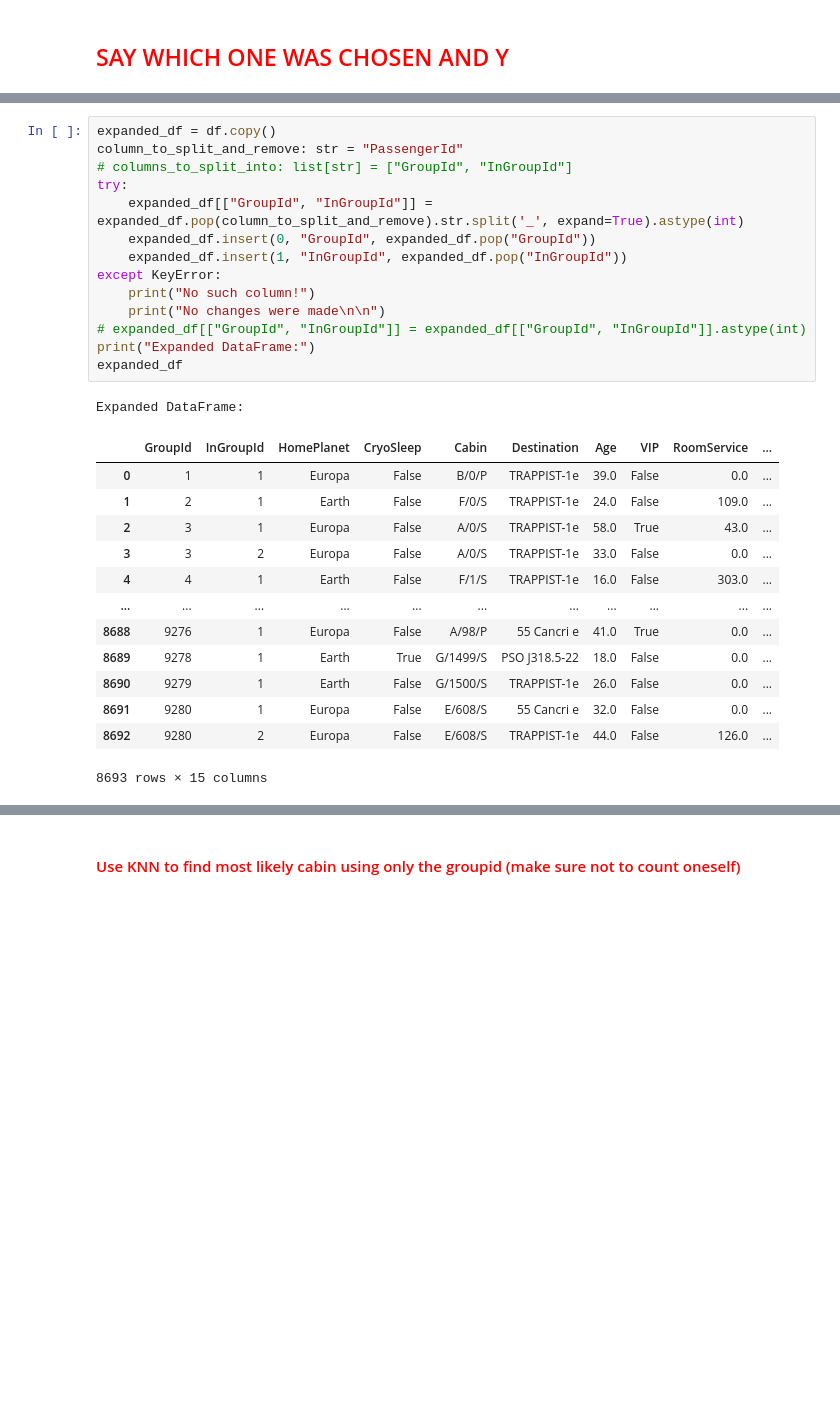
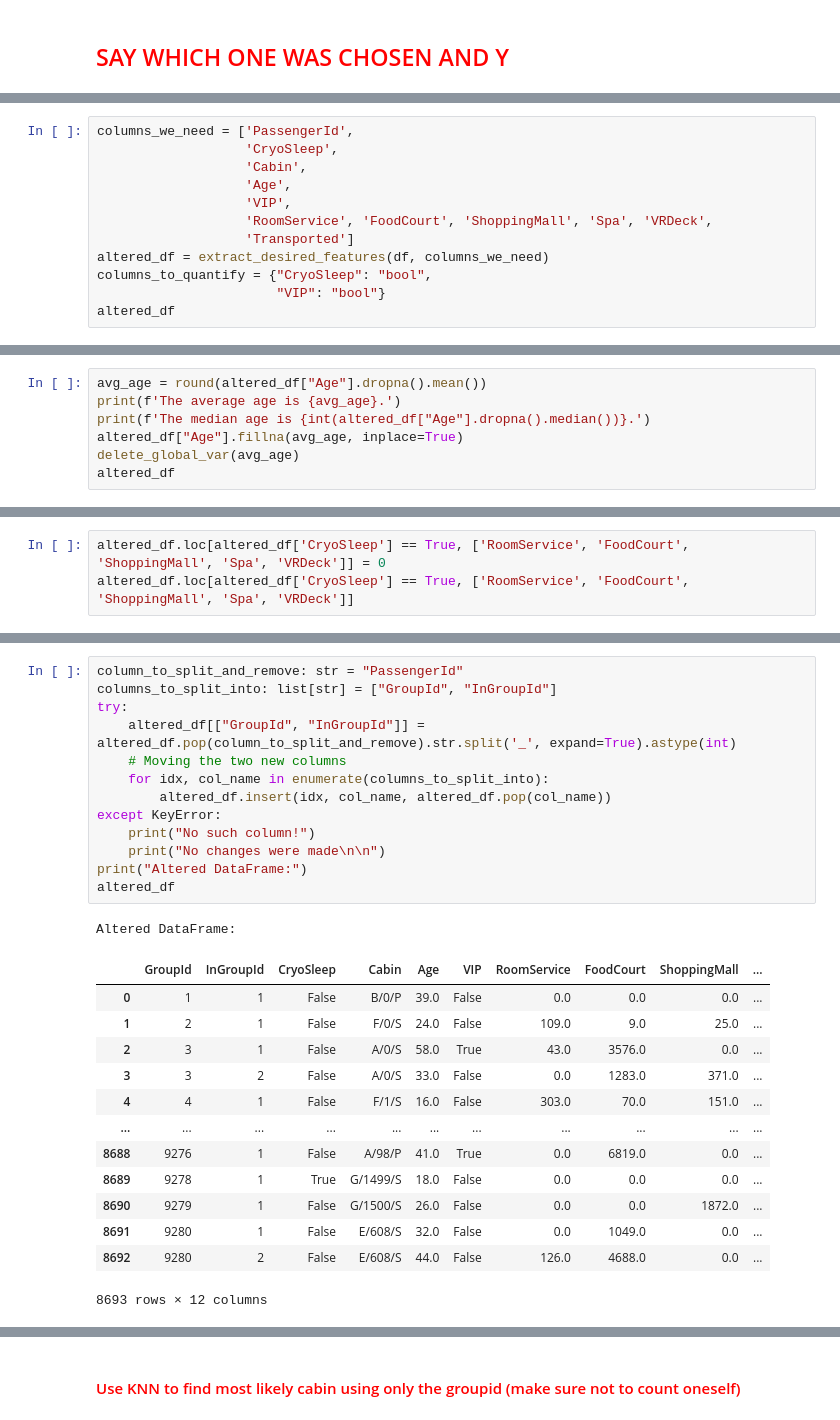
Before and after one commit to Ido-Studies/DSIP-Final-Project, a Jupyter notebook: src/Machine Learning/Machine_Learning_Part-DSIP_Concluding_Assignment.ipynb, the cells around one changed output, grey strips where cells are left out. Saved outputs shown, nothing was run; the diff lists cells and outputs as text; blank space fills up the shorter version.

```diff
--- a/src/Machine Learning/Machine_Learning_Part-DSIP_Concluding_Assignment.ipynb
+++ b/src/Machine Learning/Machine_Learning_Part-DSIP_Concluding_Assignment.ipynb
@@ -1184,0 +1249,12 @@ What are the pros and cons of each method?
+# %%
+columns_we_need = ['PassengerId',
+                   'CryoSleep',
+                   'Cabin',
+                   'Age',
+                   'VIP',
+                   'RoomService', 'FoodCourt', 'ShoppingMall', 'Spa', 'VRDeck',
+                   'Transported']
+altered_df = extract_desired_features(df, columns_we_need)
+columns_to_quantify = {"CryoSleep": "bool",
+                       "VIP": "bool"}
+altered_df
@@ -1184,0 +1277,7 @@ What are the pros and cons of each method?
+# %%
+avg_age = round(altered_df["Age"].dropna().mean())
+print(f'The average age is {avg_age}.')
+print(f'The median age is {int(altered_df["Age"].dropna().median())}.')
+altered_df["Age"].fillna(avg_age, inplace=True)
+delete_global_var(avg_age)
+altered_df
@@ -1184,0 +1303,3 @@ What are the pros and cons of each method?
+# %%
+altered_df.loc[altered_df['CryoSleep'] == True, ['RoomService', 'FoodCourt', 'ShoppingMall', 'Spa', 'VRDeck']] = 0
+altered_df.loc[altered_df['CryoSleep'] == True, ['RoomService', 'FoodCourt', 'ShoppingMall', 'Spa', 'VRDeck']]
@@ -1187,30 +1322,29 @@ In order to fill in missing values in the Cabin column, we would like to take a
 Therefore, prior to filling the missing data, we need to break the 'PassengerId' column into the 'GroupId' and the 'InGroupId'.
 # %%
-expanded_df = df.copy()
 column_to_split_and_remove: str = "PassengerId"
-# columns_to_split_into: list[str] = ["GroupId", "InGroupId"]
+columns_to_split_into: list[str] = ["GroupId", "InGroupId"]
 try:
-    expanded_df[["GroupId", "InGroupId"]] = expanded_df.pop(column_to_split_and_remove).str.split('_', expand=True).astype(int)
-    expanded_df.insert(0, "GroupId", expanded_df.pop("GroupId"))
-    expanded_df.insert(1, "InGroupId", expanded_df.pop("InGroupId"))
+    altered_df[["GroupId", "InGroupId"]] = altered_df.pop(column_to_split_and_remove).str.split('_', expand=True).astype(int)
+    # Moving the two new columns
+    for idx, col_name in enumerate(columns_to_split_into):
+        altered_df.insert(idx, col_name, altered_df.pop(col_name))
 except KeyError:
     print("No such column!")
     print("No changes were made\n\n")
-# expanded_df[["GroupId", "InGroupId"]] = expanded_df[["GroupId", "InGroupId"]].astype(int)
-print("Expanded DataFrame:")
-expanded_df
+print("Altered DataFrame:")
+altered_df
 # %% [output]
-Expanded DataFrame:
+Altered DataFrame:
-|  | GroupId | InGroupId | HomePlanet | CryoSleep | Cabin | Destination | Age | VIP | RoomService | ... |
-| 0 | 1 | 1 | Europa | False | B/0/P | TRAPPIST-1e | 39.0 | False | 0.0 | ... |
-| 1 | 2 | 1 | Earth | False | F/0/S | TRAPPIST-1e | 24.0 | False | 109.0 | ... |
-| 2 | 3 | 1 | Europa | False | A/0/S | TRAPPIST-1e | 58.0 | True | 43.0 | ... |
-| 3 | 3 | 2 | Europa | False | A/0/S | TRAPPIST-1e | 33.0 | False | 0.0 | ... |
-| 4 | 4 | 1 | Earth | False | F/1/S | TRAPPIST-1e | 16.0 | False | 303.0 | ... |
+|  | GroupId | InGroupId | CryoSleep | Cabin | Age | VIP | RoomService | FoodCourt | ShoppingMall | ... |
+| 0 | 1 | 1 | False | B/0/P | 39.0 | False | 0.0 | 0.0 | 0.0 | ... |
+| 1 | 2 | 1 | False | F/0/S | 24.0 | False | 109.0 | 9.0 | 25.0 | ... |
+| 2 | 3 | 1 | False | A/0/S | 58.0 | True | 43.0 | 3576.0 | 0.0 | ... |
+| 3 | 3 | 2 | False | A/0/S | 33.0 | False | 0.0 | 1283.0 | 371.0 | ... |
+| 4 | 4 | 1 | False | F/1/S | 16.0 | False | 303.0 | 70.0 | 151.0 | ... |
 | ... | ... | ... | ... | ... | ... | ... | ... | ... | ... | ... |
-| 8688 | 9276 | 1 | Europa | False | A/98/P | 55 Cancri e | 41.0 | True | 0.0 | ... |
-| 8689 | 9278 | 1 | Earth | True | G/1499/S | PSO J318.5-22 | 18.0 | False | 0.0 | ... |
-| 8690 | 9279 | 1 | Earth | False | G/1500/S | TRAPPIST-1e | 26.0 | False | 0.0 | ... |
-| 8691 | 9280 | 1 | Europa | False | E/608/S | 55 Cancri e | 32.0 | False | 0.0 | ... |
-| 8692 | 9280 | 2 | Europa | False | E/608/S | TRAPPIST-1e | 44.0 | False | 126.0 | ... |
+| 8688 | 9276 | 1 | False | A/98/P | 41.0 | True | 0.0 | 6819.0 | 0.0 | ... |
+| 8689 | 9278 | 1 | True | G/1499/S | 18.0 | False | 0.0 | 0.0 | 0.0 | ... |
+| 8690 | 9279 | 1 | False | G/1500/S | 26.0 | False | 0.0 | 0.0 | 1872.0 | ... |
+| 8691 | 9280 | 1 | False | E/608/S | 32.0 | False | 0.0 | 1049.0 | 0.0 | ... |
+| 8692 | 9280 | 2 | False | E/608/S | 44.0 | False | 126.0 | 4688.0 | 0.0 | ... |
-8693 rows × 15 columns
+8693 rows × 12 columns
```
Also changed, not shown: parts of 55 cells of this notebook.
